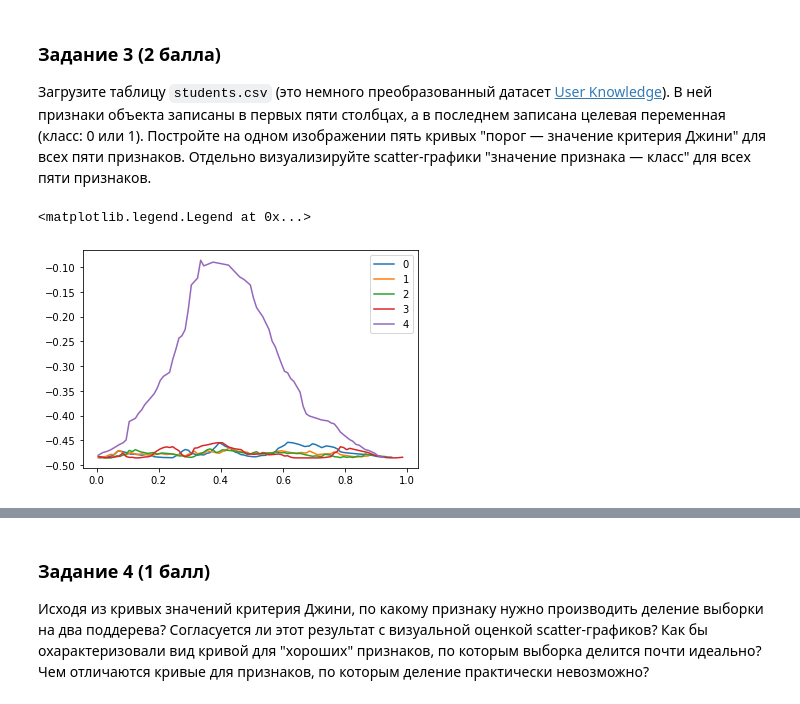
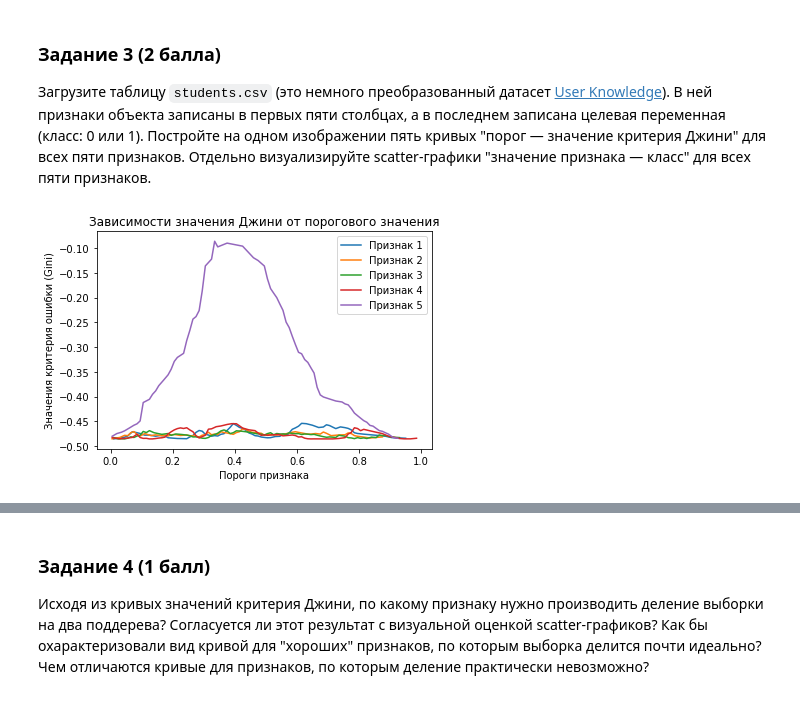
Before and after one commit to krsafonov/ml_nes_2021, a Jupyter notebook: homeworks/hw04_trees/hw04_trees.ipynb, the cells around one changed output, grey strips where cells are left out. Cells and saved outputs as stored; diff of their text form; code cells hidden in the pictures.

Commit message:
Finish hw04: remove tests, add charts, get bonus

```diff
--- a/homeworks/hw04_trees/hw04_trees.ipynb
+++ b/homeworks/hw04_trees/hw04_trees.ipynb
@@ -427,9 +288,13 @@ class DecisionTree:
 data = pd.read_csv("students.csv").to_numpy()[:, :-1]
 target = pd.read_csv("students.csv").to_numpy()[:, -1]
 # %%
+fig = plt.figure()
+plt.title("Зависимости значения Джини от порогового значения")
+plt.xlabel("Пороги признака")
+plt.ylabel("Значения критерия ошибки (Gini)")
 for i in range(5):
-    plt.plot(find_best_split(data[:, i], target)[0], find_best_split(data[:, i], target)[1], label=f"{i}")
+    plt.plot(find_best_split(data[:, i], target)[0], find_best_split(data[:, i], target)[1], label=f"Признак {i+1}")
 plt.legend()
+plt.show()
 # %% [output]
-<matplotlib.legend.Legend at 0x...>
-[figure, old version]
+[figure, new version]
```
Also changed, not shown: parts of 34 cells of this notebook.
